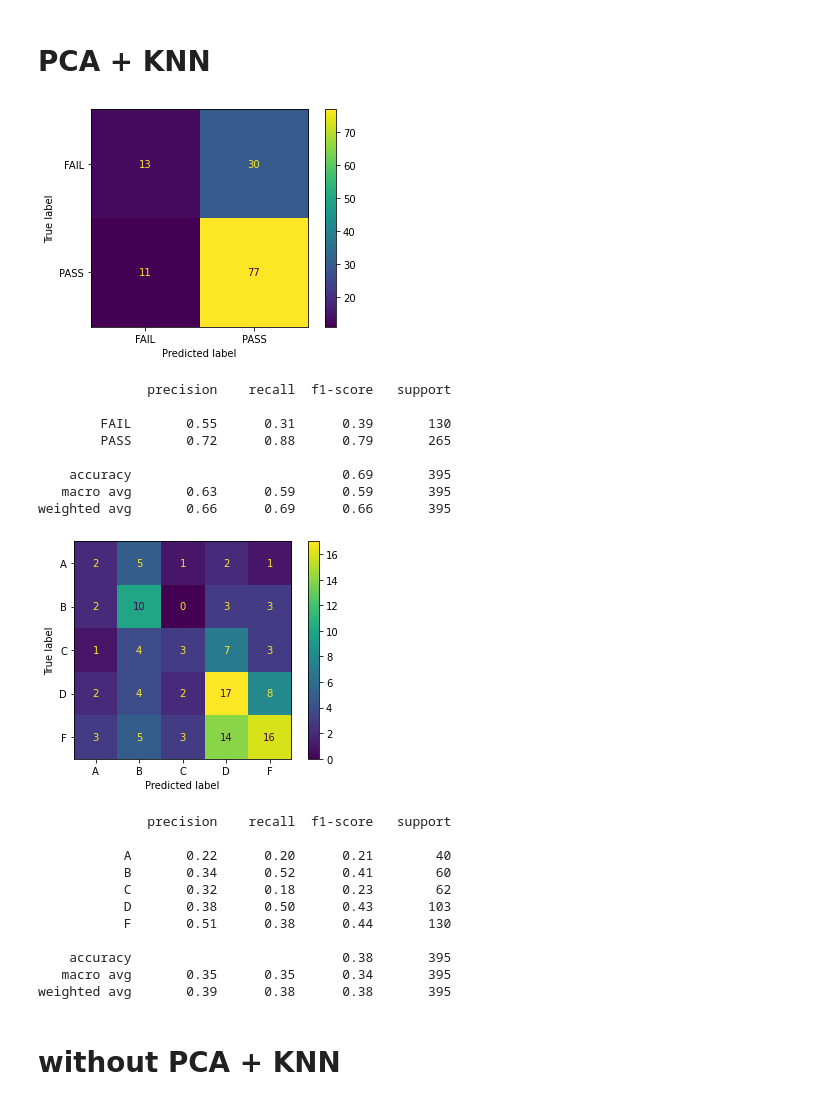
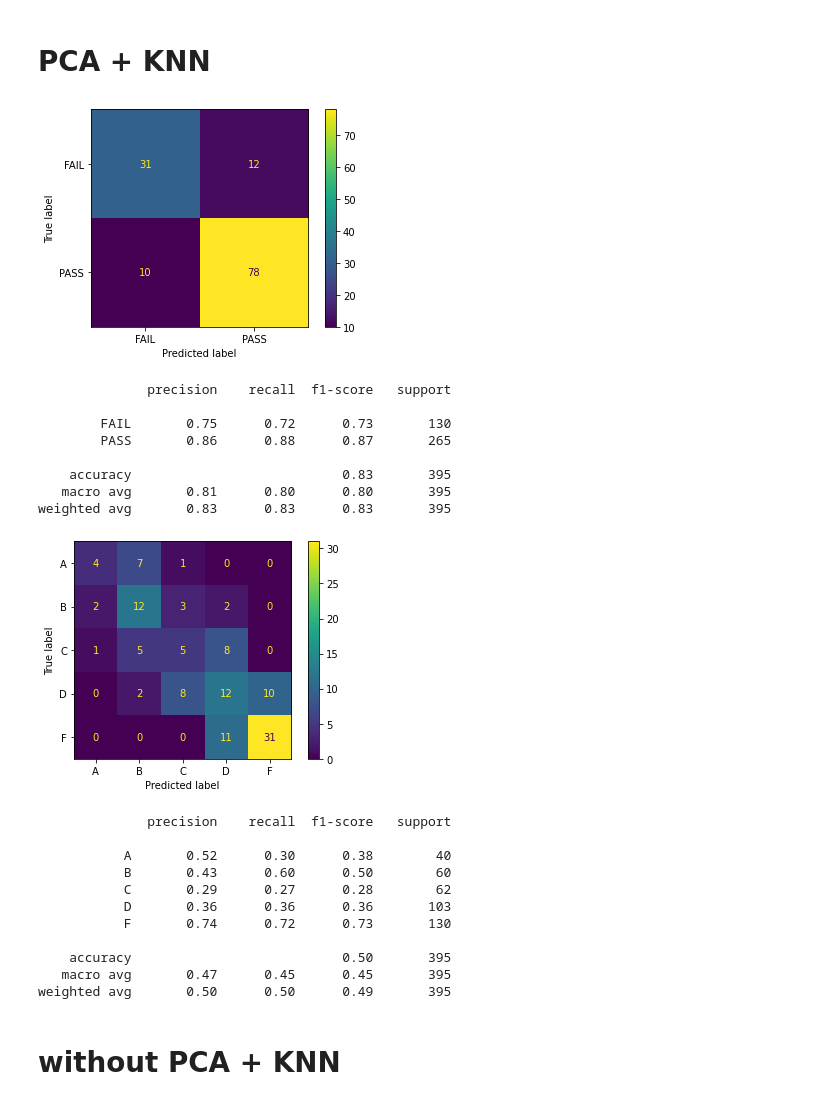
Before and after one commit to banne2266/MachineLearning-NCTU-2021, a Jupyter notebook: HW2/0716325.IPYNB, the cells around one changed output. Drawn from its saved outputs; the diff is of its cells as text; code cells hidden in the pictures.

```diff
--- a/HW2/0716325.IPYNB
+++ b/HW2/0716325.IPYNB
@@ -15,6 +17,7 @@ from sklearn.metrics import ConfusionMatrixDisplay
 import matplotlib.pyplot as plt
 # %%
 x = []
+x_numer = []
 y_binary = []
 y_5_level = []
 first = 0
@@ -25,7 +28,13 @@ with open('student-mat.csv', newline='') as csvfile:
     if first == 0:
         first = 1
         continue
-    x.append(row[:-1])
+
+    x_numer.append([row[2], row[6], row[7], row[12], row[13], row[14]])
+    x_numer[-1].extend(row[23:31])
+    x.append(row[0:2])
+    x[-1].extend(row[3:6])
+    x[-1].extend(row[8:12])
+    x[-1].extend(row[15:23])
 
     G3 = int(row[-1])
     if G3 >= 10:
@@ -43,10 +52,14 @@ with open('student-mat.csv', newline='') as csvfile:
         y_5_level.append('D')
     else:
         y_5_level.append('F')
+#print(x_numer[1])
+#print(x[1])
 #print(len(y_binary), len(y_5_level))
 y_binary = np.array(y_binary)
 y_5_level = np.array(y_5_level)
 
-enc = OneHotEncoder(handle_unknown='ignore')
+enc = OneHotEncoder(handle_unknown='ignore', sparse = False)
 enc.fit(x)
 x = enc.transform(x)
+x = np.append(x, x_numer, axis=1)
+x = np.array(x, dtype=np.float64)
@@ -55,3 +66,5 @@ svd = TruncatedSVD(n_components=150, n_iter=10, random_state=777)
+# %%
+pca = PCA(n_components=40)
 # %% [markdown]
 # PCA + Decision Tree
 # %%
@@ -70,10 +83,10 @@ for train_index, test_index in kf.split(x):
     y_binary_train, y_binary_test = y_binary[train_index], y_binary[test_index]
     y_5_level_train, y_5_level_test = y_5_level[train_index], y_5_level[test_index]
 
-    svd.fit(X_train)
+    pca.fit(X_train)
 
-    X_train = svd.transform(X_train)
-    X_test  = svd.transform(X_test)
+    X_train = pca.transform(X_train)
+    X_test  = pca.transform(X_test)
 
     decision_tree_bin = tree.DecisionTreeClassifier()
     decision_tree_5l  = tree.DecisionTreeClassifier()
@@ -209,10 +222,10 @@ for train_index, test_index in kf.split(x):
     y_binary_train, y_binary_test = y_binary[train_index], y_binary[test_index]
     y_5_level_train, y_5_level_test = y_5_level[train_index], y_5_level[test_index]
 
-    svd.fit(X_train)
+    pca.fit(X_train)
 
-    X_train = svd.transform(X_train)
-    X_test  = svd.transform(X_test)
+    X_train = pca.transform(X_train)
+    X_test  = pca.transform(X_test)
 
     random_forest_bin = RandomForestClassifier()
     random_forest_5l  = RandomForestClassifier()
@@ -348,60 +477,60 @@ for train_index, test_index in kf.split(x):
     y_binary_train, y_binary_test = y_binary[train_index], y_binary[test_index]
     y_5_level_train, y_5_level_test = y_5_level[train_index], y_5_level[test_index]
 
-    svd.fit(X_train)
+    pca.fit(X_train)
 
-    X_train = svd.transform(X_train)
-    X_test  = svd.transform(X_test)
+    X_train = pca.transform(X_train)
+    X_test  = pca.transform(X_test)
 
     KNN_bin = KNeighborsClassifier(n_neighbors=5)
     KNN_5l  = KNeighborsClassifier(n_neighbors=5)
 
     KNN_bin = KNN_bin.fit(X_train, y_binary_train)
     KNN_5l  = KNN_5l.fit(X_train, y_5_level_train)
 
     y_binary_pred  = KNN_bin.predict(X_test)
     y_5_level_pred = KNN_5l.predict(X_test)
 
     true_bin_class.extend(y_binary_test)
     true_5l_class.extend(y_5_level_test)
     pred_bin_class.extend(y_binary_pred)
     pred_5l_class.extend(y_5_level_pred)
 
 #binary
 CMbinary_list = confusion_matrix(true_bin_class, pred_bin_class) // 3
 report = classification_report(true_bin_class, pred_bin_class)
 ConfusionMatrixDisplay(confusion_matrix=CMbinary_list, display_labels=KNN_bin.classes_).plot()
 plt.show()
 print(report)
 
 #5 level
 CMbinary_list = confusion_matrix(true_5l_class, pred_5l_class) // 3
 report = classification_report(true_5l_class, pred_5l_class)
 ConfusionMatrixDisplay(confusion_matrix=CMbinary_list, display_labels=KNN_5l.classes_).plot()
 plt.show()
 print(report)
 # %% [output]
-[figure, old version]
+[figure, new version]
               precision    recall  f1-score   support
 
-        FAIL       0.55      0.31      0.39       130
-        PASS       0.72      0.88      0.79       265
+        FAIL       0.75      0.72      0.73       130
+        PASS       0.86      0.88      0.87       265
 
-    accuracy                           0.69       395
-   macro avg       0.63      0.59      0.59       395
-weighted avg       0.66      0.69      0.66       395
+    accuracy                           0.83       395
+   macro avg       0.81      0.80      0.80       395
+weighted avg       0.83      0.83      0.83       395
-[figure, old version]
+[figure, new version]
               precision    recall  f1-score   support
 
-           A       0.22      0.20      0.21        40
-           B       0.34      0.52      0.41        60
-           C       0.32      0.18      0.23        62
-           D       0.38      0.50      0.43       103
-           F       0.51      0.38      0.44       130
+           A       0.52      0.30      0.38        40
+           B       0.43      0.60      0.50        60
+           C       0.29      0.27      0.28        62
+           D       0.36      0.36      0.36       103
+           F       0.74      0.72      0.73       130
 
-    accuracy                           0.38       395
-   macro avg       0.35      0.35      0.34       395
-weighted avg       0.39      0.38      0.38       395
+    accuracy                           0.50       395
+   macro avg       0.47      0.45      0.45       395
+weighted avg       0.50      0.50      0.49       395
 # %% [markdown]
 # without PCA + KNN
 # %%
```
Also changed, not shown: parts of 19 cells of this notebook, 1 other file.
